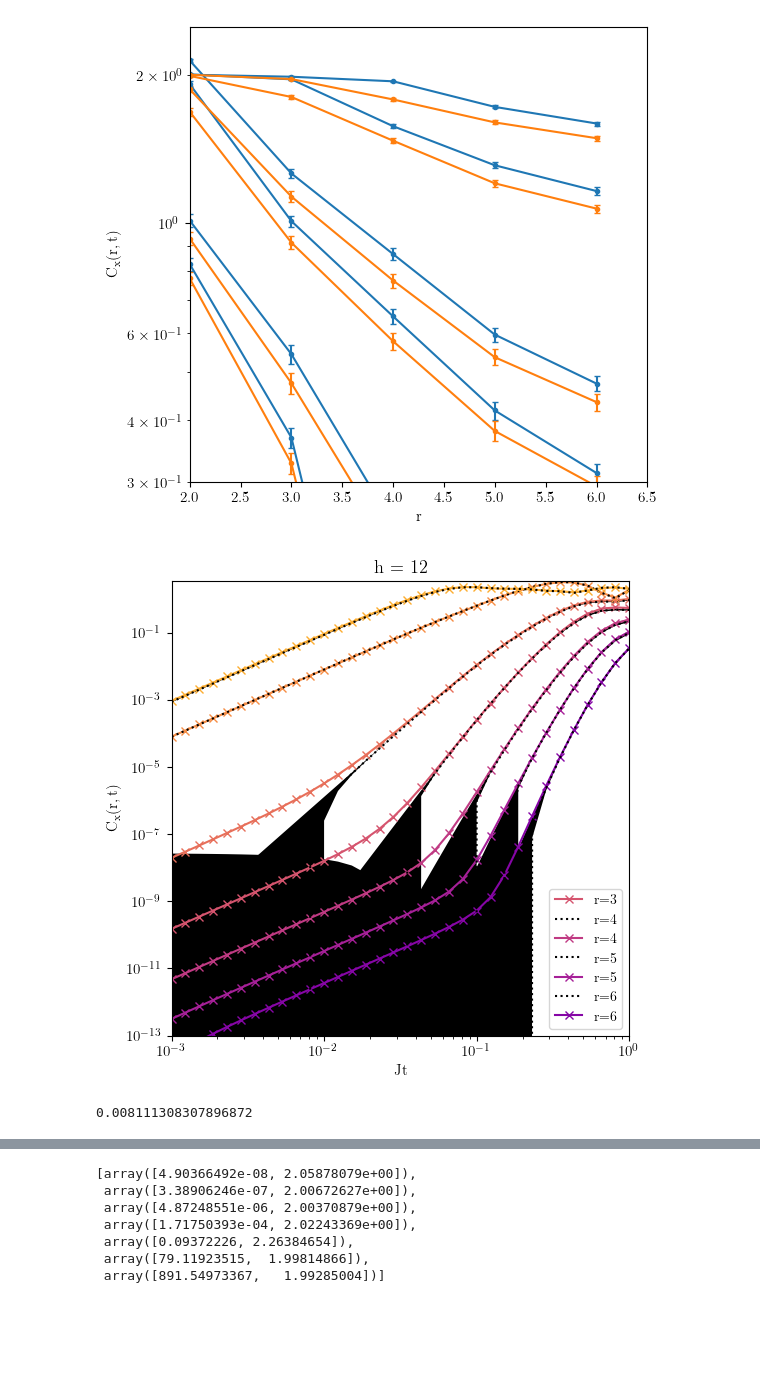
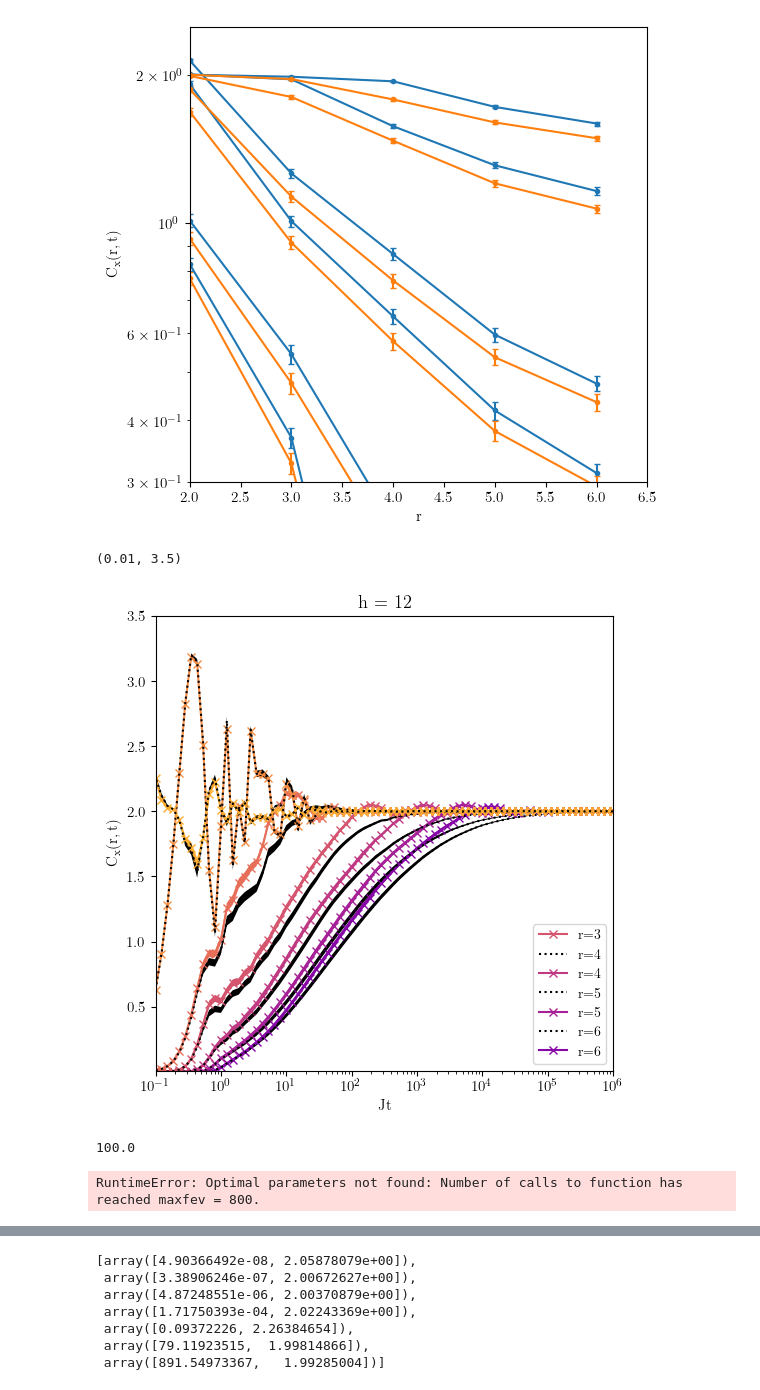
Before and after one commit to mkm2/WorkingFolder, a Jupyter notebook: final_runs/chapter_4/ED/LongTimeMBL.ipynb, the cells around one changed output, grey strips where cells are left out. Cells and saved outputs as stored; diff of their text form; code cells hidden in the pictures; blank space fills up the shorter version.

```diff
--- a/final_runs/chapter_4/ED/LongTimeMBL.ipynb
+++ b/final_runs/chapter_4/ED/LongTimeMBL.ipynb
@@ -144,3 +139,0 @@ PosixPath('/home/qd/Documents/max/OTOCs/notebooks/WorkingFolder/final_runs/chapt
-# %%
-with h5py.File(datapath/"h = 24/xx/133151_N13_ED.jld2","r") as f:
-        test = 2-2*rearrange_data(f["data"][()])
@@ -419,35 +404,36 @@ ax1.set_xlim(2,N//2+0.5)
 # %%
 fig = plt.figure(figsize=set_size())
 ax = fig.add_subplot(111)
 
 NUM_COLORS = 19//2+2 #11
 cm = plt.get_cmap('plasma')
 cNorm  = colors.Normalize(vmin=0, vmax=NUM_COLORS)
 scalarMap = mplcm.ScalarMappable(norm=cNorm, cmap=cm)
 
 
 ax.set_prop_cycle(color=[scalarMap.to_rgba(i) for i in range(NUM_COLORS-N//2-2,NUM_COLORS)])
 ax.set_xscale("log")
 for j in range(0,N//2+1):
     ax.plot(T,red[3][:,j],label="r={}".format(rvals[j]),marker="x")
     ax.plot(T,red_nn[3][:,j],label="r={}".format(rvals[j]),ls="dotted",c="black")
     #ax.errorbar(T,red[3][:,j],yerr=red_sem[3][:,j],label="r={}".format(rvals[j]))
     ax.fill_between(T, red[3][:,j]-red_sem[3][:,j], red[3][:,j]+red_sem[3][:,j])
     ax.fill_between(T, red_nn[3][:,j]-red_sem_nn[3][:,j], red_nn[3][:,j]+red_sem_nn[3][:,j],fc="black")
 
 
 handles, labels = ax.get_legend_handles_labels()
 order = np.flip(np.arange(0,N//2+1,1))
 ax.legend([handles[idx] for idx in order],[labels[idx] for idx in order],loc="lower right")
 ax.set_xlabel(r"Jt")
 ax.set_ylabel(r"$\mathrm{C_x(r,t)}$")
 ax.set_title("h = {}".format(hs[3]))
-ax.set_xlim(1e-3,1e0)
-ax.set_ylim(1e-13,3.5)
-ax.set_yscale("log")
+ax.set_xlim(1e-1,1e6)
+ax.set_ylim(1e-2,3.5)
+#ax.set_yscale("log")
 # %% [output]
+(0.01, 3.5)
-[figure, old version]
+[figure, new version]
 # %%
-T[10]
+T[55]
 # %% [output]
-0.008111308307896872
+100.0
@@ -453,0 +455,22 @@ T[10]
+# %%
+popt = []
+perr = []
+popt_ln = []
+perr_ln = []
+popt_pl = []
+perr_pl = []
+tfitmax = [55,55,55,55,55,55,55,55,55,55]
+tfitmin = [42,42,42,42,42,42,42,42,42,42]
+tmin = [1,1,1,1,1,1,1,1,1]
+for j in range(0,7):
+    poptj, pcovj = curve_fit(model,T[tfitmin[j]:tfitmax[j]],red_nn[3][tfitmin[j]:tfitmax[j],j])
+    popt.append(poptj)
+    perr.append(np.sqrt(np.diag(pcovj)))
+    poptj, pcovj = curve_fit(model_ln,T[tfitmin[j]:tfitmax[j]],red_nn[3][tfitmin[j]:tfitmax[j],j])
+    popt_ln.append(poptj)
+    perr_ln.append(np.sqrt(np.diag(pcovj)))
+    poptj, pcovj = curve_fit(model_pl,T[tfitmin[j]:tfitmax[j]],red[3][tfitmin[j]:tfitmax[j],j])
+    popt_pl.append(poptj)
+    perr_pl.append(np.sqrt(np.diag(pcovj)))
+# %% [output]
+RuntimeError: Optimal parameters not found: Number of calls to function has reached maxfev = 800.
```
Also changed, not shown: parts of 7 cells of this notebook, 6 other files.
